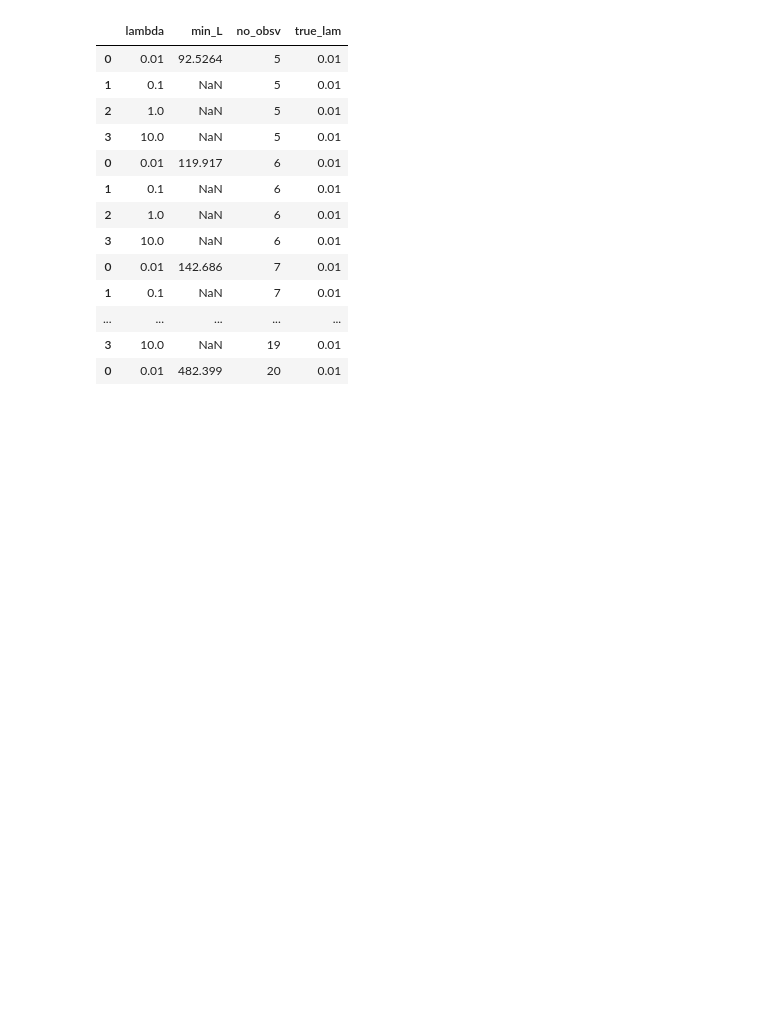
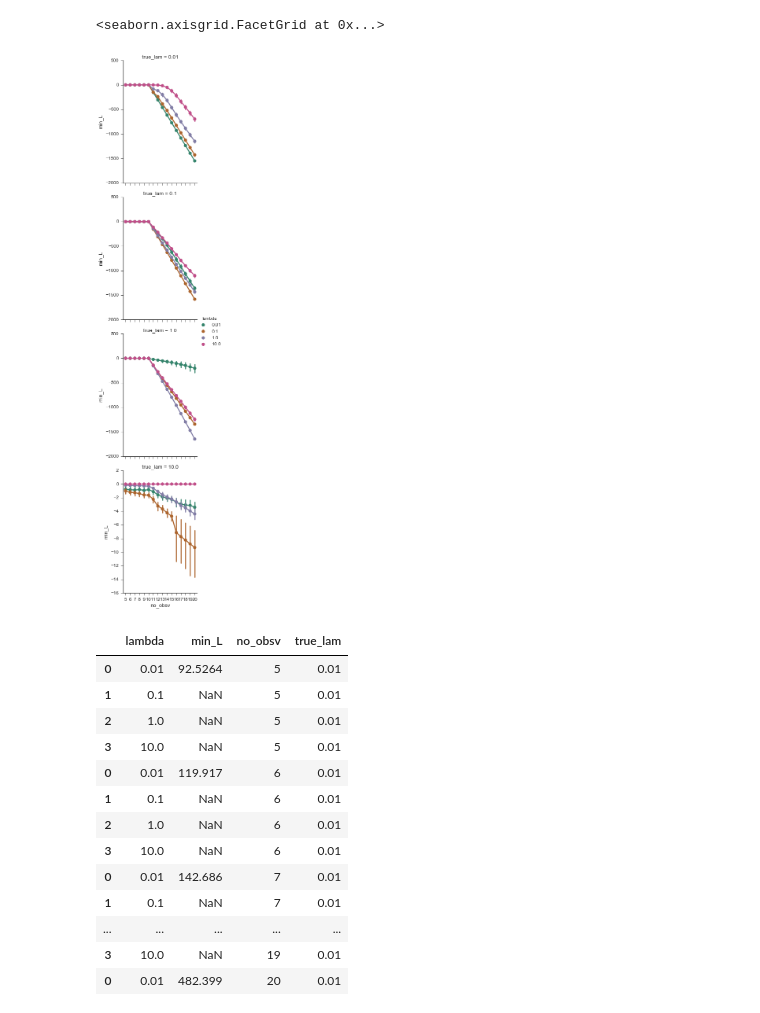
Before and after one commit to DesignInformaticsLab/EcoRacer2016, a Jupyter notebook: simulation_study/Likelihood_Plot_MAX_rosen30.ipynb, the cells around one changed output. Cells and saved outputs as stored; diff of their text form; code cells hidden in the pictures; blank space fills up the shorter version.

```diff
--- a/simulation_study/Likelihood_Plot_MAX_rosen30.ipynb
+++ b/simulation_study/Likelihood_Plot_MAX_rosen30.ipynb
@@ -299,3 +296,10 @@ NameError: name 'data' is not defined
+# %%
+sns.factorplot(data=df, x='no_obsv', y='min_L', hue='lambda', row='true_lam',
+               kind='point', size = 5, aspect=0.8, sharey=False)
+# plt.tight_layout()
+# %% [output]
+<seaborn.axisgrid.FacetGrid at 0x...>
+[figure, added]
 # %%
 df
 # %% [output]
```
Also changed, not shown: parts of 3 cells of this notebook, 3 other files.
